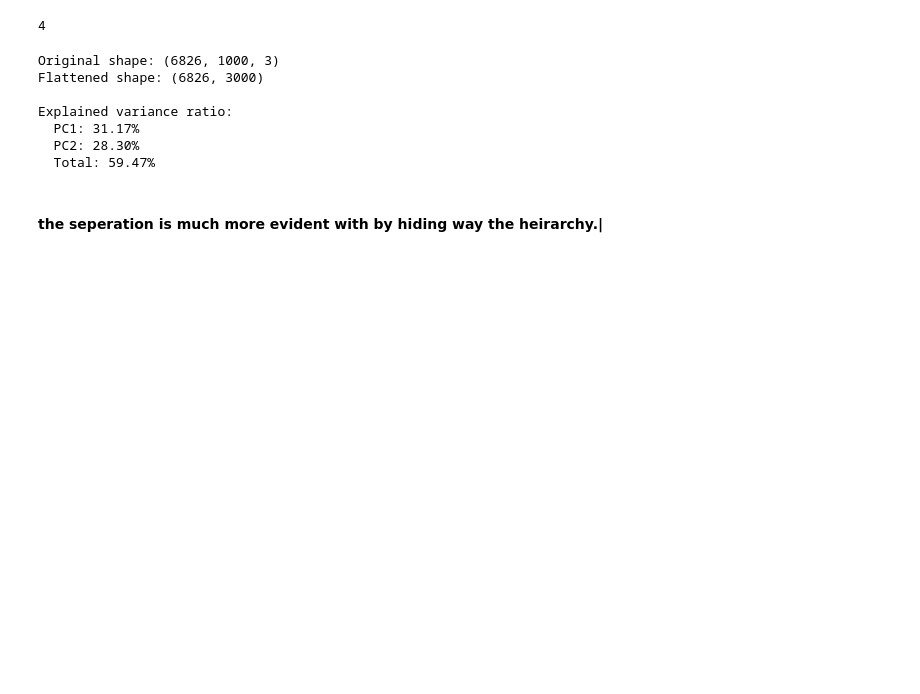
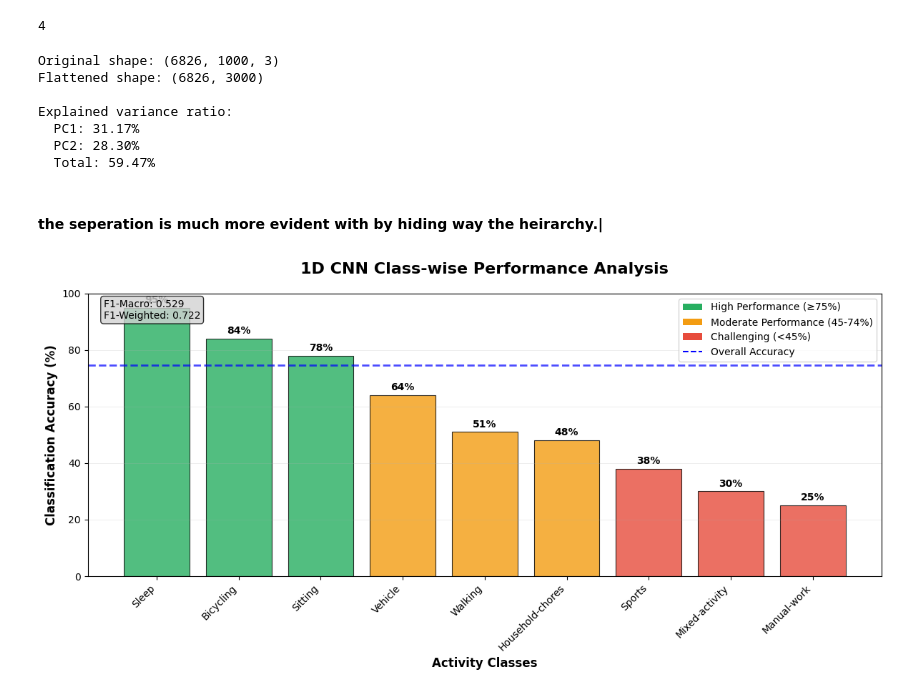
Before and after one commit to akash6murali/human-activity-recognition, a Jupyter notebook: eda/data-explorer-2.ipynb, the cells around one changed output. Cells and saved outputs as stored; diff of their text form; code cells hidden in the pictures; blank space fills up the shorter version.

```diff
--- a/eda/data-explorer-2.ipynb
+++ b/eda/data-explorer-2.ipynb
@@ -157,3 +157,65 @@ Explained variance ratio:
   Total: 59.47%
 # %% [markdown]
 #### the seperation is much more evident with by hiding way the heirarchy.|
+# %%
+import matplotlib.pyplot as plt
+import numpy as np
+
+# Data from your results
+activities = ['Sleep', 'Bicycling', 'Sitting', 'Vehicle', 'Walking',
+              'Household-chores', 'Sports', 'Mixed-activity', 'Manual-work']
+accuracies = [95, 84, 78, 64, 51, 48, 38, 30, 25]  # Manual-work estimated
+
+# Color coding based on performance tiers
+colors = []
+for acc in accuracies:
+    if acc >= 75:
+        colors.append('#27ae60')  # High performing - Green
+    elif acc >= 45:
+        colors.append('#f39c12')  # Moderate performing - Orange
+    else:
+        colors.append('#e74c3c')  # Challenging - Red
+
+# Create the plot
+plt.figure(figsize=(12, 6))
+bars = plt.bar(activities, accuracies, color=colors, alpha=0.8, edgecolor='black', linewidth=0.8)
+
+# Add value labels on top of bars
+for bar, acc in zip(bars, accuracies):
+    plt.text(bar.get_x() + bar.get_width()/2, bar.get_height() + 1,
+             f'{acc}%', ha='center', va='bottom', fontweight='bold', fontsize=10)
+
+# Customize the plot
+plt.title('1D CNN Class-wise Performance Analysis', fontsize=16, fontweight='bold', pad=20)
+plt.xlabel('Activity Classes', fontsize=12, fontweight='bold')
+plt.ylabel('Classification Accuracy (%)', fontsize=12, fontweight='bold')
+plt.ylim(0, 100)
+
+# Rotate x-axis labels for better readability
+plt.xticks(rotation=45, ha='right')
+
+# Add horizontal line at overall accuracy
+plt.axhline(y=74.55, color='blue', linestyle='--', alpha=0.7, linewidth=2,
+            label='Overall Validation Accuracy (74.55%)')
+
+# Add legend for performance tiers
+from matplotlib.patches import Patch
+legend_elements = [
+    Patch(facecolor='#27ae60', label='High Performance (≥75%)'),
+    Patch(facecolor='#f39c12', label='Moderate Performance (45-74%)'),
+    Patch(facecolor='#e74c3c', label='Challenging (<45%)'),
+    plt.Line2D([0], [0], color='blue', linestyle='--', label='Overall Accuracy')
+]
+plt.legend(handles=legend_elements, loc='upper right')
+
+# Add F1 scores as text box
+textstr = f'F1-Macro: 0.529\nF1-Weighted: 0.722'
+props = dict(boxstyle='round', facecolor='lightgray', alpha=0.8)
+plt.text(0.02, 0.98, textstr, transform=plt.gca().transAxes, fontsize=10,
+         verticalalignment='top', bbox=props)
+
+plt.grid(axis='y', alpha=0.3, linestyle='-', linewidth=0.5)
+plt.tight_layout()
+plt.show()
+# %% [output]
+[figure, added]
```
Also changed, not shown: parts of 1 cell of this notebook, 4 other files.
